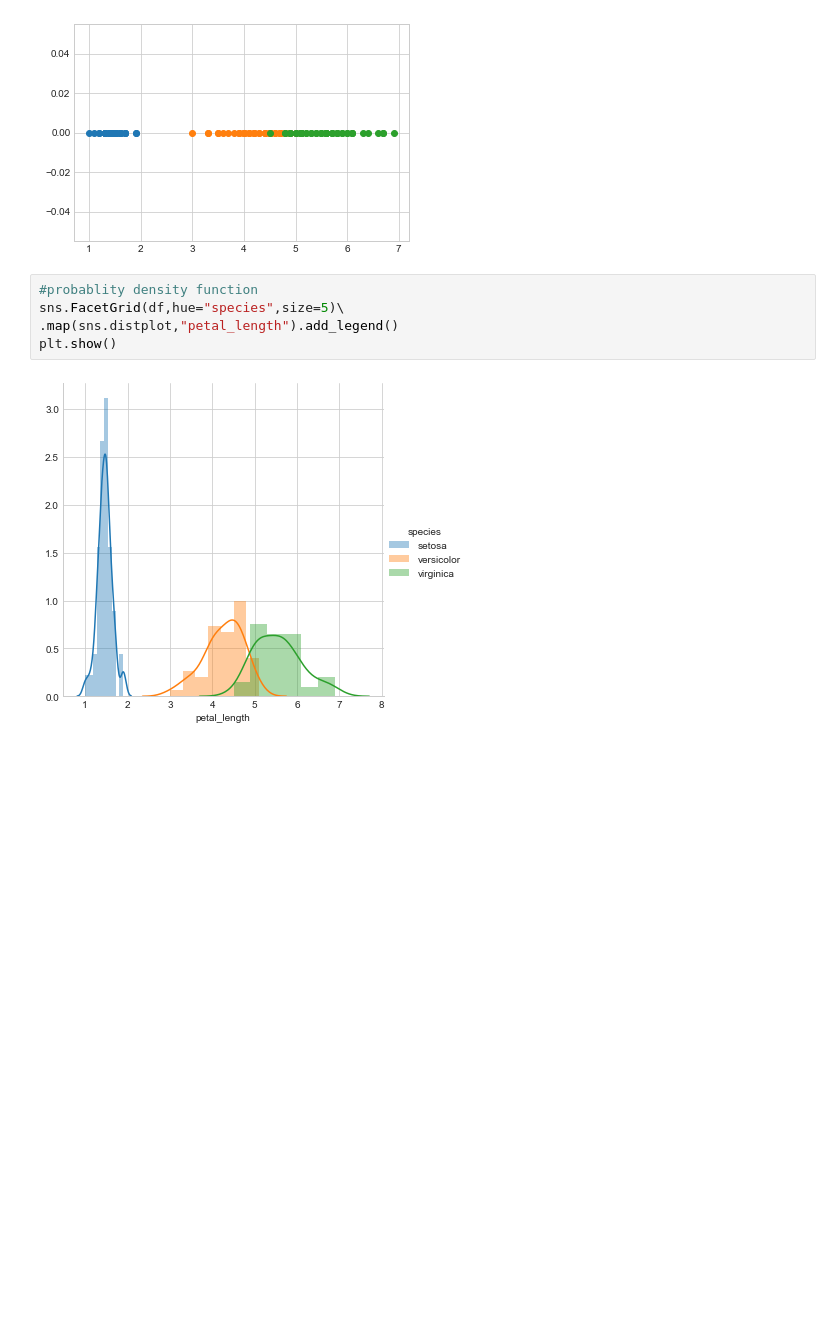
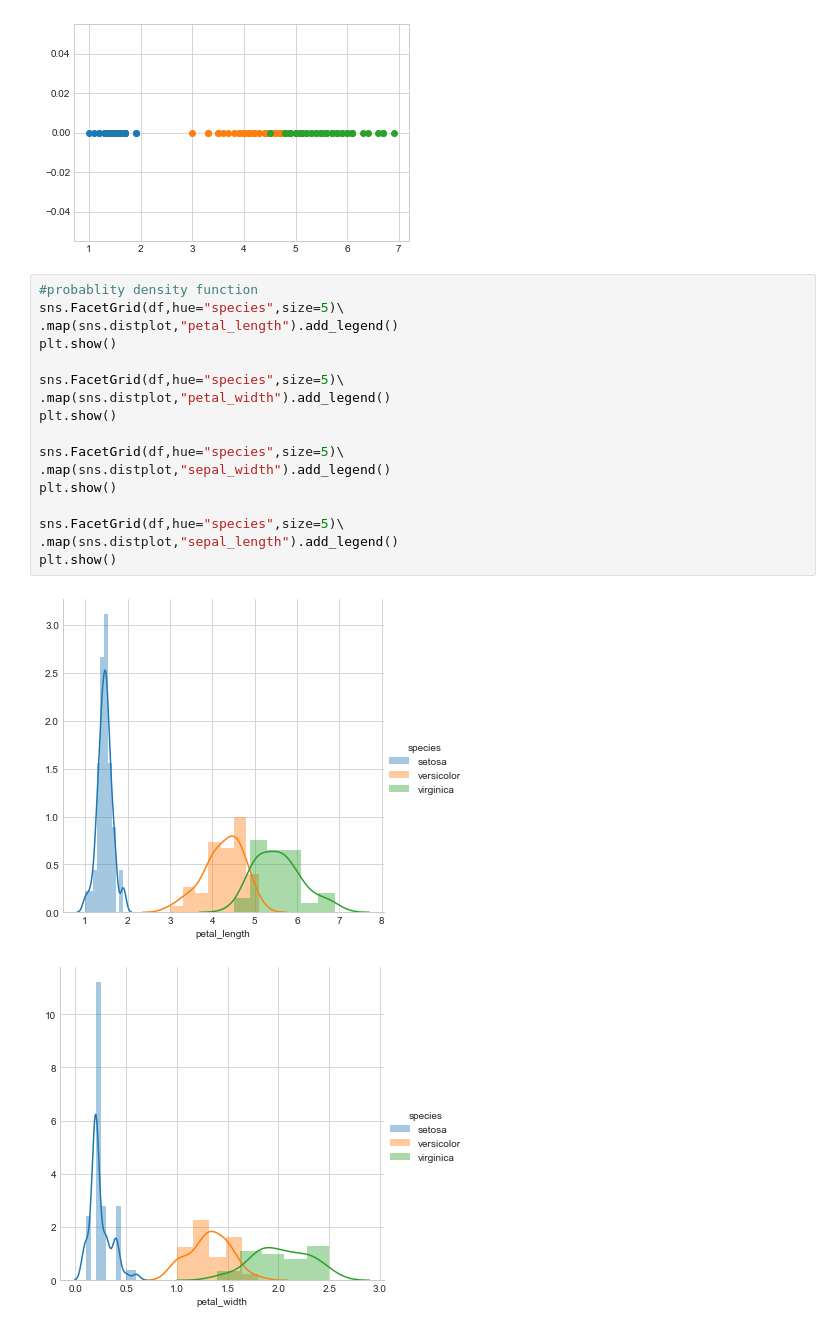
Before and after one commit to SKumarMN/MLPractice, a Jupyter notebook: Iris.ipynb, the cells around one changed output. Saved outputs shown, nothing was run; the diff lists cells and outputs as text; blank space fills up the shorter version.

```diff
--- a/Iris.ipynb
+++ b/Iris.ipynb
@@ -81,7 +81,20 @@ plt.show()
 # %%
 #probablity density function
 sns.FacetGrid(df,hue="species",size=5)\
 .map(sns.distplot,"petal_length").add_legend()
 plt.show()
+
+sns.FacetGrid(df,hue="species",size=5)\
+.map(sns.distplot,"petal_width").add_legend()
+plt.show()
+
+sns.FacetGrid(df,hue="species",size=5)\
+.map(sns.distplot,"sepal_width").add_legend()
+plt.show()
+
+sns.FacetGrid(df,hue="species",size=5)\
+.map(sns.distplot,"sepal_length").add_legend()
+plt.show()
 # %% [output]
 [figure]
+[figure, added]
```
Also changed, not shown: parts of 1 cell of this notebook.
